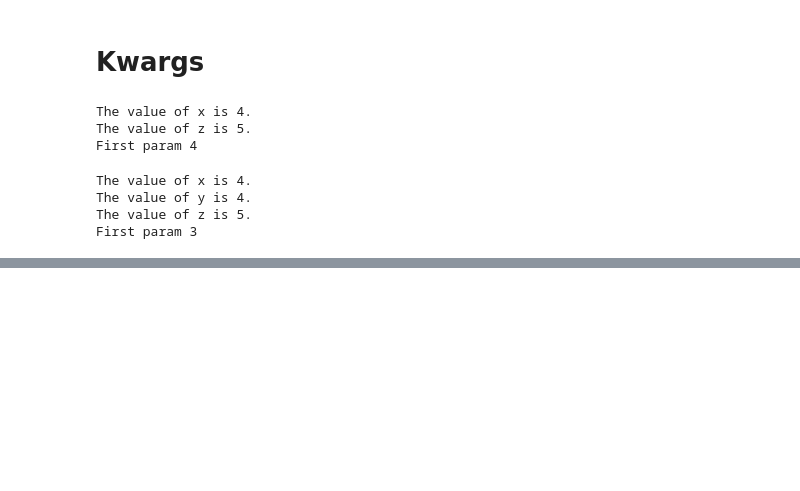
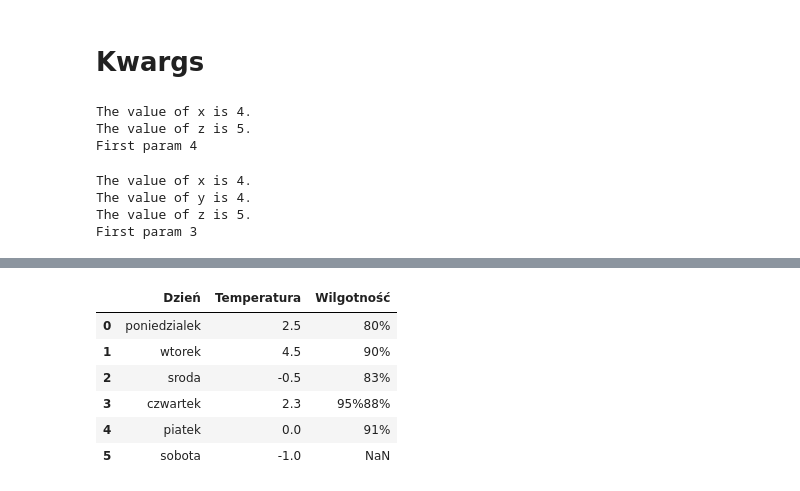
Before and after one commit to rudziakk/sages_17112018, a Jupyter notebook: Pandas_18112018.ipynb, the cells around one changed output, grey strips where cells are left out. Drawn from its saved outputs; the diff is of its cells as text; code cells hidden in the pictures; blank space fills up the shorter version.

```diff
--- a/Pandas_18112018.ipynb
+++ b/Pandas_18112018.ipynb
@@ -153,0 +395,19 @@ First param 3
+# %%
+# ramka = DataFrame(data={'col1': seria, 'col2': seria ** 2})
+
+dni = Series(['poniedzialek','wtorek','sroda','czwartek','piatek','sobota'])
+temperatury = Series([2.5, 4.5, -0.5, 2.3, 0.0, -1.0])
+wilgotnosc = Series(['80%', '90%', '83%', '95%''88%', '91%'])
+slownik = {'Dzień': dni, 'Temperatura': temperatury, 'Wilgotność': wilgotnosc}
+
+ramka = DataFrame(data=slownik)
+# %%
+ramka
+# %% [output]
+|  | Dzień | Temperatura | Wilgotność |
+| 0 | poniedzialek | 2.5 | 80% |
+| 1 | wtorek | 4.5 | 90% |
+| 2 | sroda | -0.5 | 83% |
+| 3 | czwartek | 2.3 | 95%88% |
+| 4 | piatek | 0.0 | 91% |
+| 5 | sobota | -1.0 | NaN |
```
Also changed, not shown: parts of 73 cells of this notebook, 2 other files.
